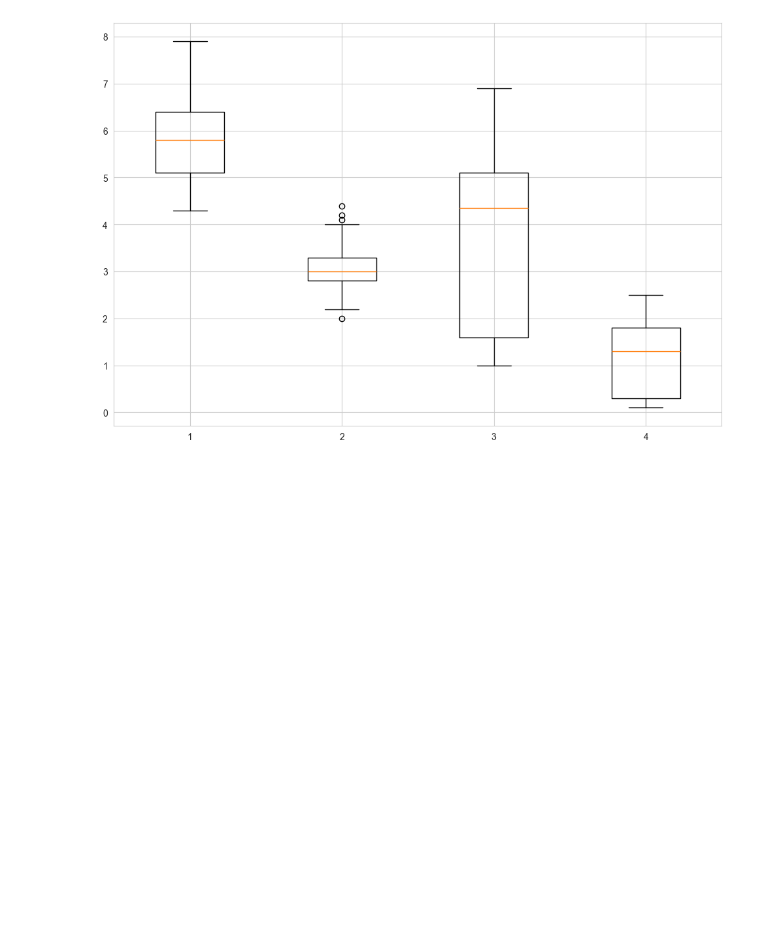
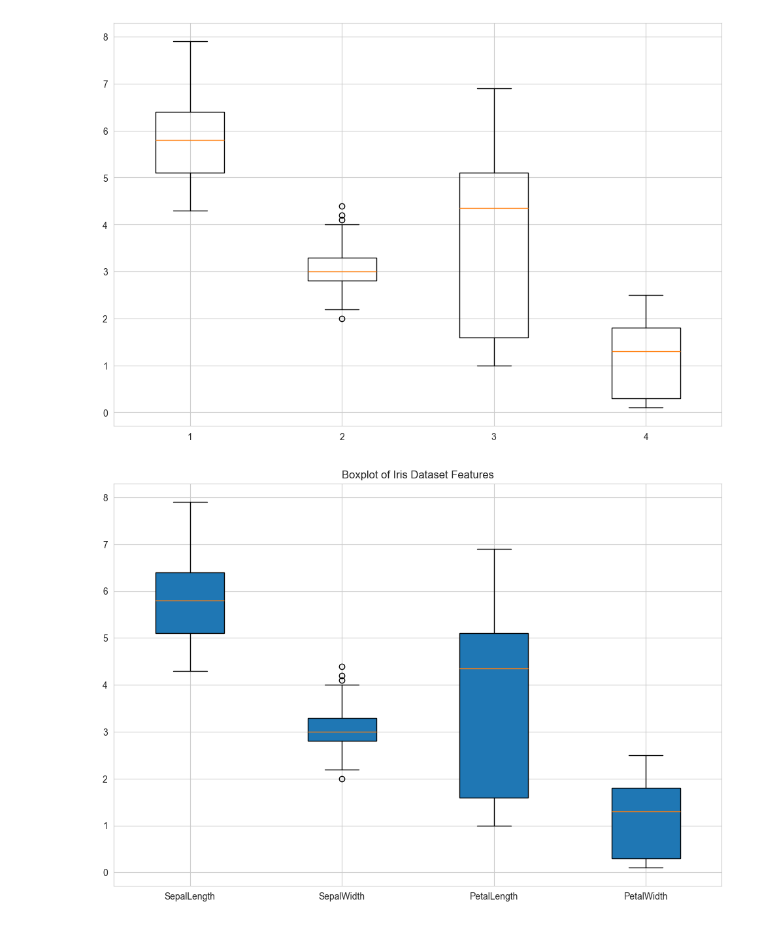
Before and after one commit to Vishwajeet-Londhe/SPPU-CSE-SEM6-Codes, a Jupyter notebook: DSBDA/10/10.ipynb, the cells around one changed output. Drawn from its saved outputs; the diff is of its cells as text; code cells hidden in the pictures; blank space fills up the shorter version.

```diff
--- a/DSBDA/10/10.ipynb
+++ b/DSBDA/10/10.ipynb
@@ -85,3 +86,15 @@ ax = fig.add_subplot(111)
 bp = ax.boxplot(data_to_plot);
 # %% [output]
 [figure]
+# %%
+# Create boxplot
+sns.set_style("whitegrid")
+fig = plt.figure(figsize=(12, 8))
+ax = fig.add_subplot(111)
+
+# Boxplot
+ax.boxplot(data_to_plot, patch_artist=True, labels=["SepalLength", "SepalWidth", "PetalLength", "PetalWidth"])
+ax.set_title("Boxplot of Iris Dataset Features")
+plt.show()
+# %% [output]
+[figure, added]
```
Also changed, not shown: parts of 1 cell of this notebook, 2 other files.
